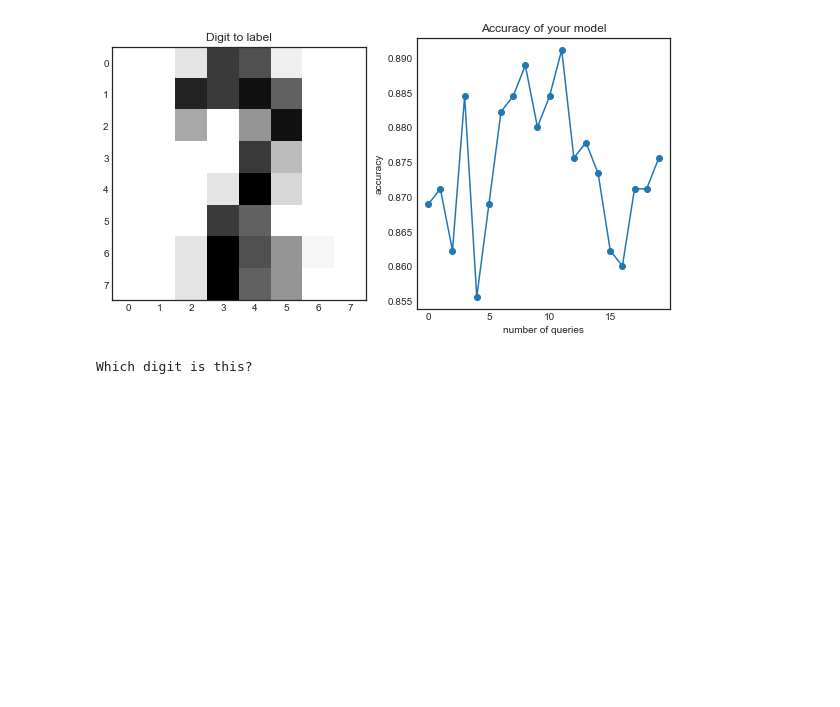
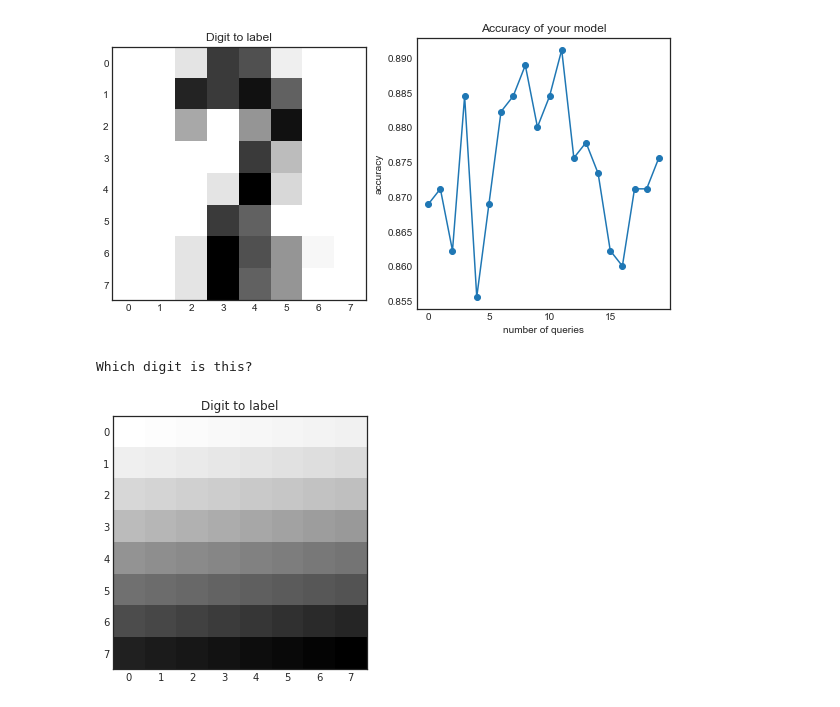
Before and after one commit to zhaopeng-lee/FeatureSelectionProject, a Jupyter notebook: testing_AL.ipynb, the cells around one changed output. Cells and saved outputs as stored; diff of their text form; code cells hidden in the pictures; blank space fills up the shorter version.

```diff
--- a/testing_AL.ipynb
+++ b/testing_AL.ipynb
@@ -73,7 +29,7 @@ learner = ActiveLearner(
     X_training=X_initial,y_training=y_initial
 )
 # %%
-n_queries = 20
+n_queries = 10
 # %%
 accuracy_scores = [learner.score(X_test, y_test)]
 
@@ -102,3 +58,11 @@ for i in range(n_queries):
 # %% [output]
 [figure]
 Which digit is this?
+# %%
+with plt.style.context('seaborn-white'):
+    plt.figure(figsize=(10, 5))
+    plt.subplot(1, 2, 1)
+    plt.title('Digit to label')
+    plt.imshow(np.array([i for i in range(64)]).reshape(8, 8))
+# %% [output]
+[figure, added]
```
Also changed, not shown: parts of 7 cells of this notebook.
